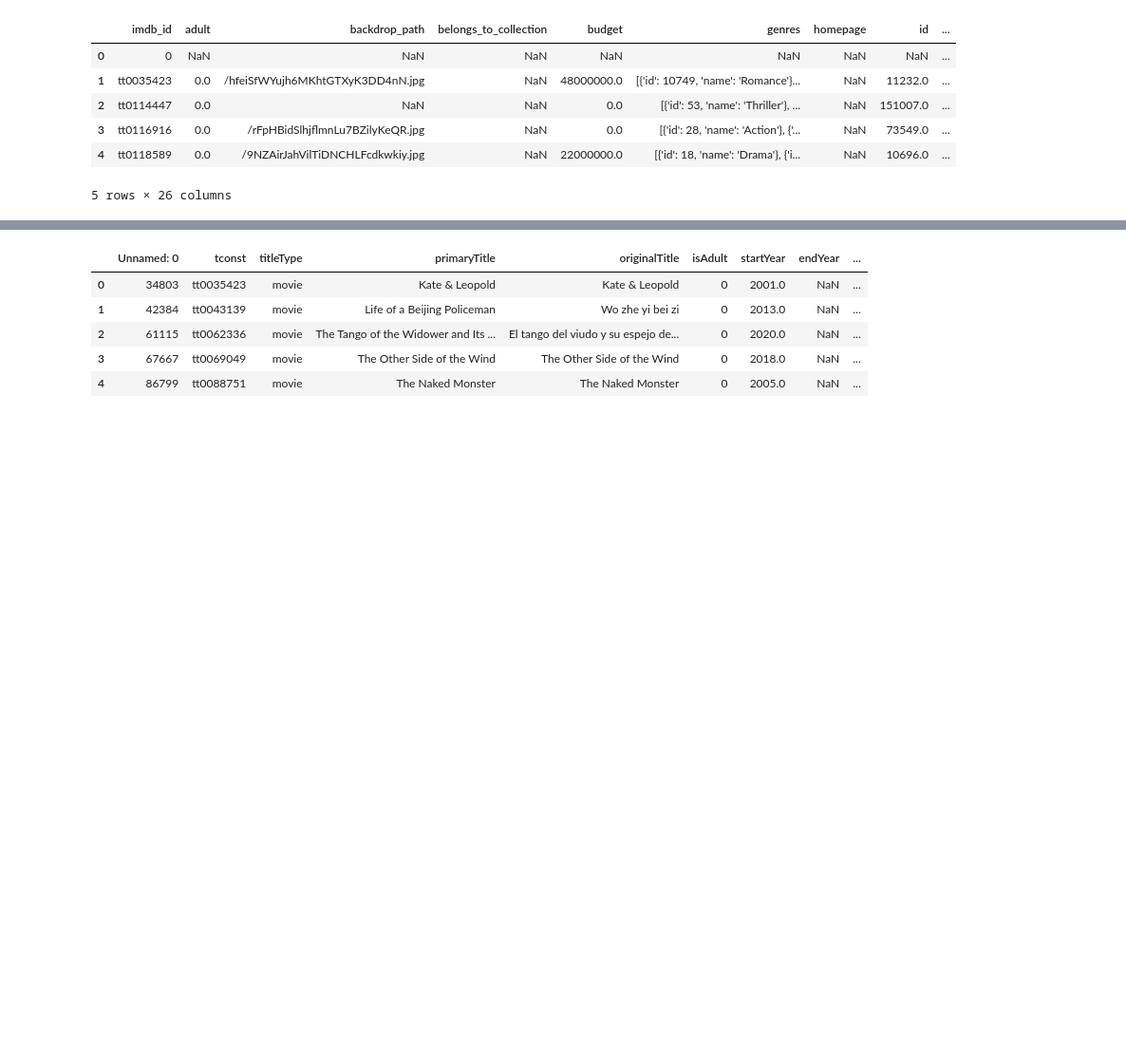
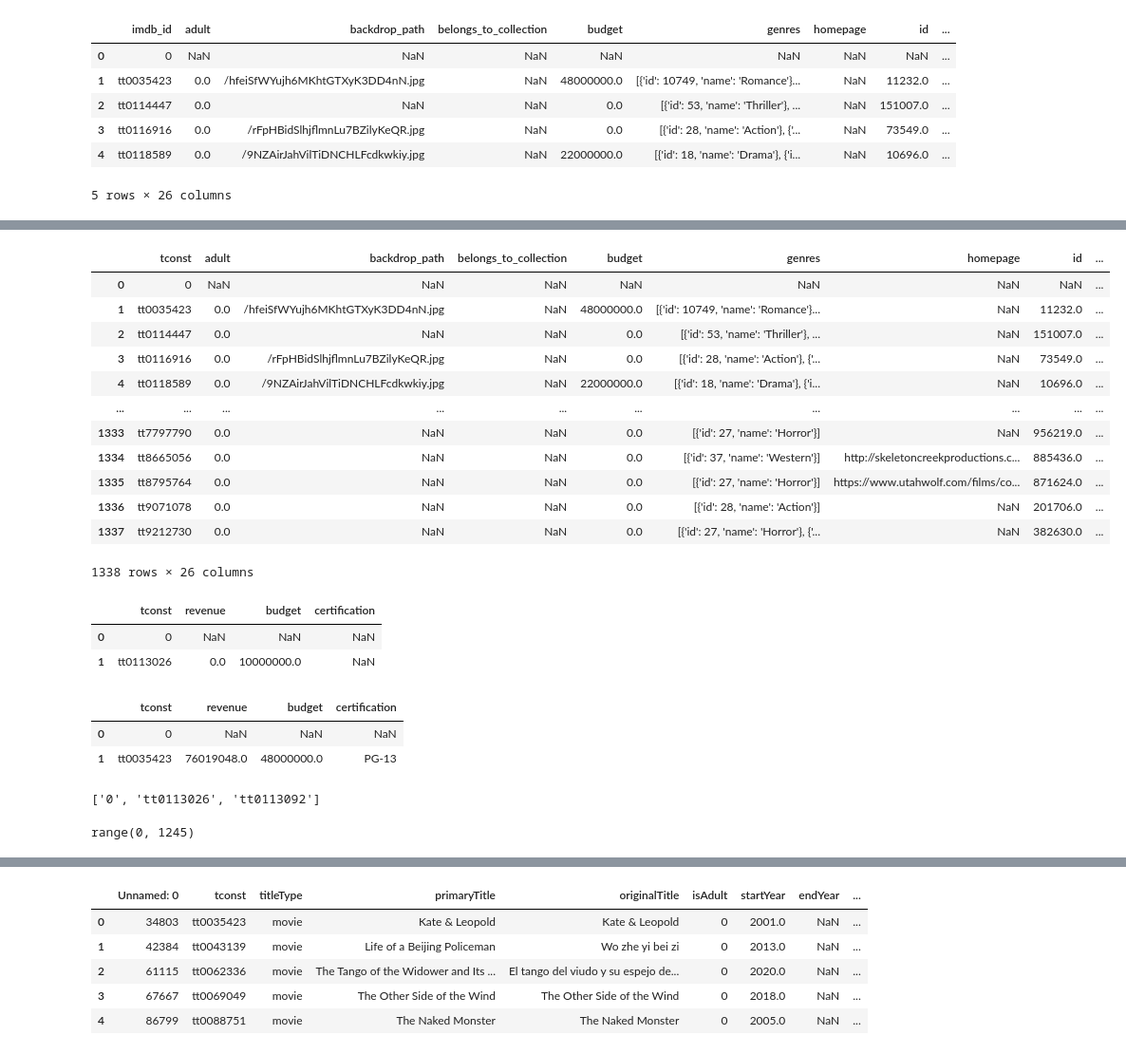
Before and after one commit to thejustinfields/data-enrichment-project, a Jupyter notebook: part-3-SQL.ipynb, the cells around one changed output, grey strips where cells are left out. Shown: that part at 95% size. Cells and saved outputs as stored; diff of their text form; code cells hidden in the pictures; blank space fills up the shorter version.

```diff
--- a/part-3-SQL.ipynb
+++ b/part-3-SQL.ipynb
@@ -44,0 +46,41 @@ tmdb_merged.head()
+# %%
+df_2001 = df_2001.rename(columns={'imdb_id':'tconst'})
+df_2001
+# %% [output]
+|  | tconst | adult | backdrop_path | belongs_to_collection | budget | genres | homepage | id | ... |
+| 0 | 0 | NaN | NaN | NaN | NaN | NaN | NaN | NaN | ... |
+| 1 | tt0035423 | 0.0 | /hfeiSfWYujh6MKhtGTXyK3DD4nN.jpg | NaN | 48000000.0 | [{'id': 10749, 'name': 'Romance'}... | NaN | 11232.0 | ... |
+| 2 | tt0114447 | 0.0 | NaN | NaN | 0.0 | [{'id': 53, 'name': 'Thriller'}, ... | NaN | 151007.0 | ... |
+| 3 | tt0116916 | 0.0 | /rFpHBidSlhjflmnLu7BZilyKeQR.jpg | NaN | 0.0 | [{'id': 28, 'name': 'Action'}, {'... | NaN | 73549.0 | ... |
+| 4 | tt0118589 | 0.0 | /9NZAirJahVilTiDNCHLFcdkwkiy.jpg | NaN | 22000000.0 | [{'id': 18, 'name': 'Drama'}, {'i... | NaN | 10696.0 | ... |
+| ... | ... | ... | ... | ... | ... | ... | ... | ... | ... |
+| 1333 | tt7797790 | 0.0 | NaN | NaN | 0.0 | [{'id': 27, 'name': 'Horror'}] | NaN | 956219.0 | ... |
+| 1334 | tt8665056 | 0.0 | NaN | NaN | 0.0 | [{'id': 37, 'name': 'Western'}] | http://skeletoncreekproductions.c... | 885436.0 | ... |
+| 1335 | tt8795764 | 0.0 | NaN | NaN | 0.0 | [{'id': 27, 'name': 'Horror'}] | https://www.utahwolf.com/films/co... | 871624.0 | ... |
+| 1336 | tt9071078 | 0.0 | NaN | NaN | 0.0 | [{'id': 28, 'name': 'Action'}] | NaN | 201706.0 | ... |
+| 1337 | tt9212730 | 0.0 | NaN | NaN | 0.0 | [{'id': 27, 'name': 'Horror'}, {'... | NaN | 382630.0 | ... |
+1338 rows × 26 columns
+# %%
+df_2000 = df_2000.loc[:, ['tconst', 'revenue', 'budget', 'certification']]
+df_2000.head(2)
+# %% [output]
+|  | tconst | revenue | budget | certification |
+| 0 | 0 | NaN | NaN | NaN |
+| 1 | tt0113026 | 0.0 | 10000000.0 | NaN |
+# %%
+df_2001 = df_2001.loc[:, ['tconst', 'revenue', 'budget', 'certification']]
+df_2001.head(2)
+# %% [output]
+|  | tconst | revenue | budget | certification |
+| 0 | 0 | NaN | NaN | NaN |
+| 1 | tt0035423 | 76019048.0 | 48000000.0 | PG-13 |
+# %%
+unique_ids_2000 = sorted(df_2000['tconst'].unique())
+unique_ids_2000[:3]
+# %% [output]
+['0', 'tt0113026', 'tt0113092']
+# %%
+int_ids_2000 = range(len(unique_ids_2000))
+int_ids_2000
+# %% [output]
+range(0, 1245)
```
Also changed, not shown: parts of 12 cells of this notebook.
